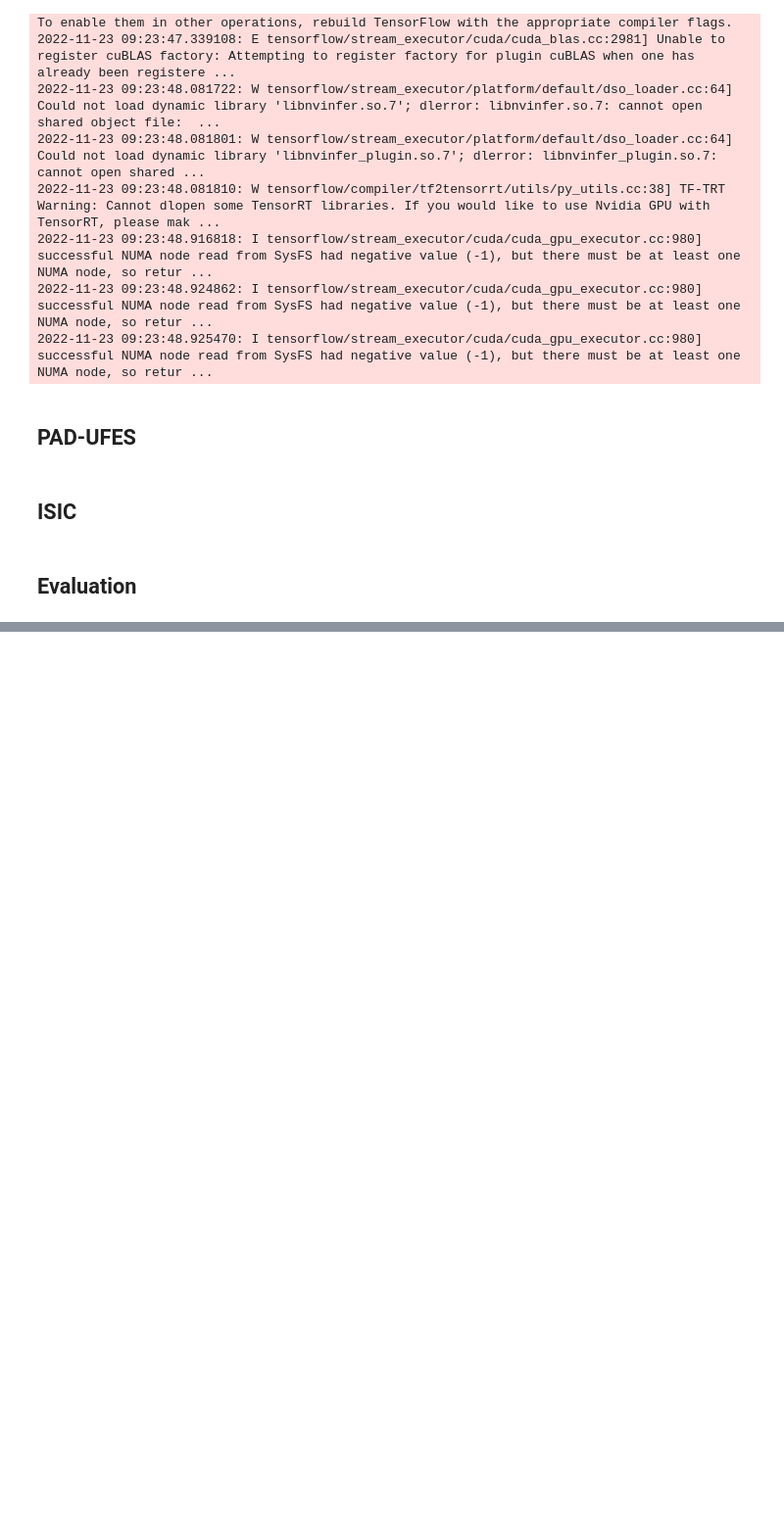
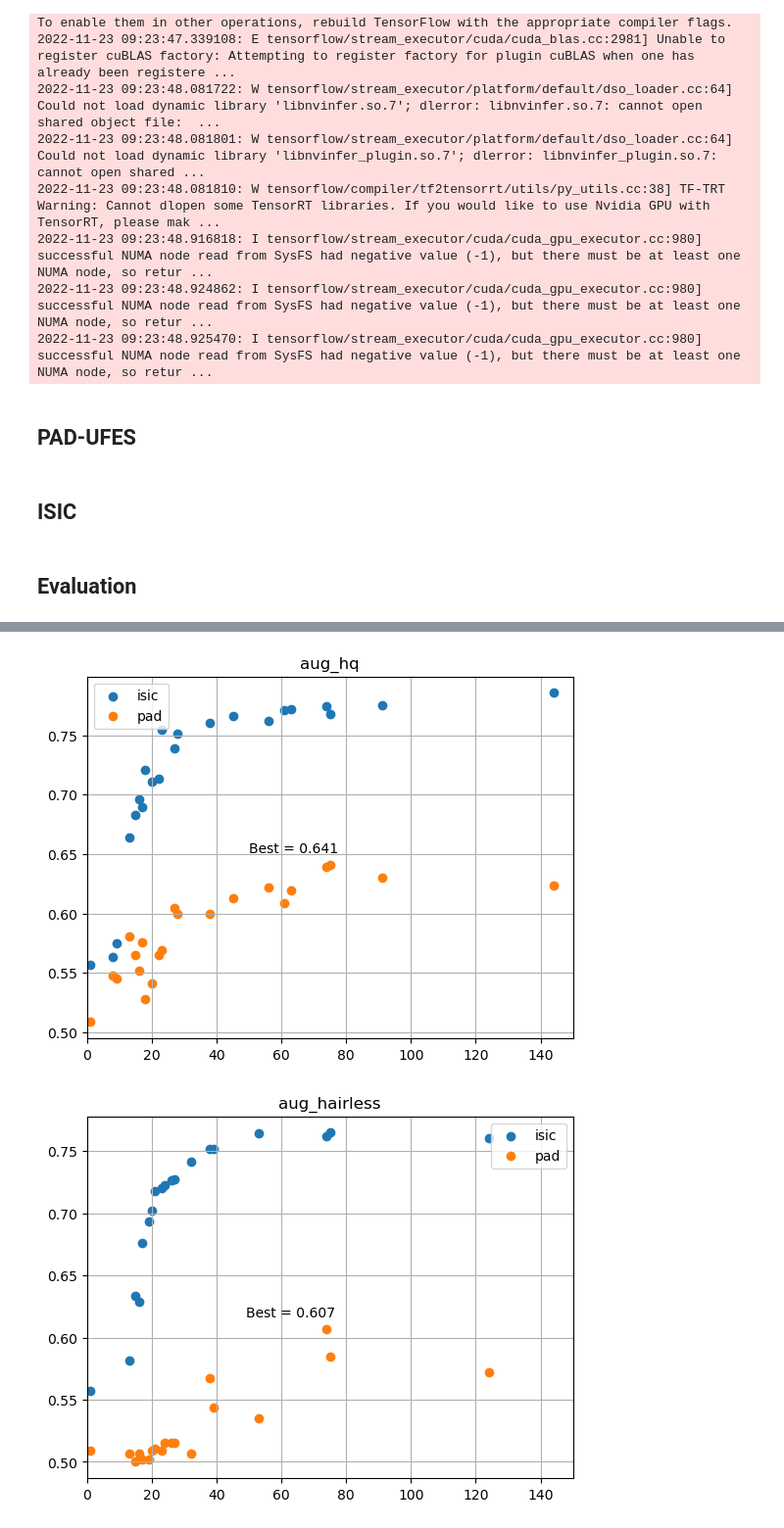
Before and after one commit to CEDipEngineering/ComputerAidedSkinCancerIdentificationAndDiagnosis, a Jupyter notebook: experiments/dip/final_experiments/performance_tests_final.ipynb, the cells around one changed output, grey strips where cells are left out. Shown at 98% size. Saved outputs shown, nothing was run; the diff lists cells and outputs as text; code cells hidden in the pictures; blank space fills up the shorter version.

```diff
--- a/experiments/dip/final_experiments/performance_tests_final.ipynb
+++ b/experiments/dip/final_experiments/performance_tests_final.ipynb
@@ -178,0 +182,18 @@ TypeError: evaluate_model_performance() missing 1 required positional argument:
+# %%
+for k,v in history.items():
+    v = np.array(v)
+    x = v[:,0]
+    isic = v[:,1]
+    pad = v[:,2]
+    best_pad = np.argmax(pad)
+    plt.scatter(x, isic, label='isic')
+    plt.scatter(x, pad, label='pad')
+    plt.annotate("Best = {:.3f}".format(pad[best_pad]), (x[best_pad]-25, pad[best_pad]+0.01))
+    plt.xlim((-0.05,150.05))
+    plt.title(k)
+    plt.legend()
+    plt.grid(True)
+    plt.show()
+# %% [output]
+[figure, added]
+[figure, added]
```
Also changed, not shown: parts of 3 cells of this notebook, 1 other file.
